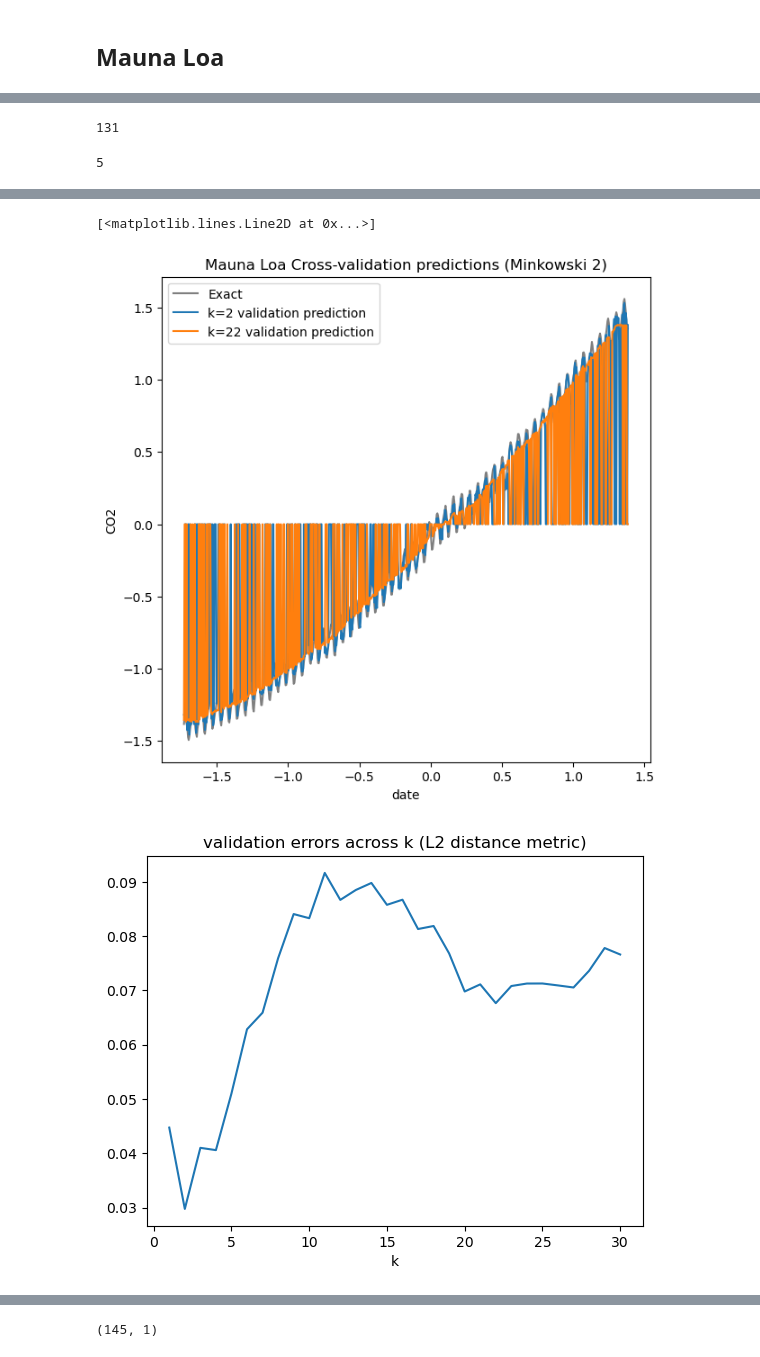
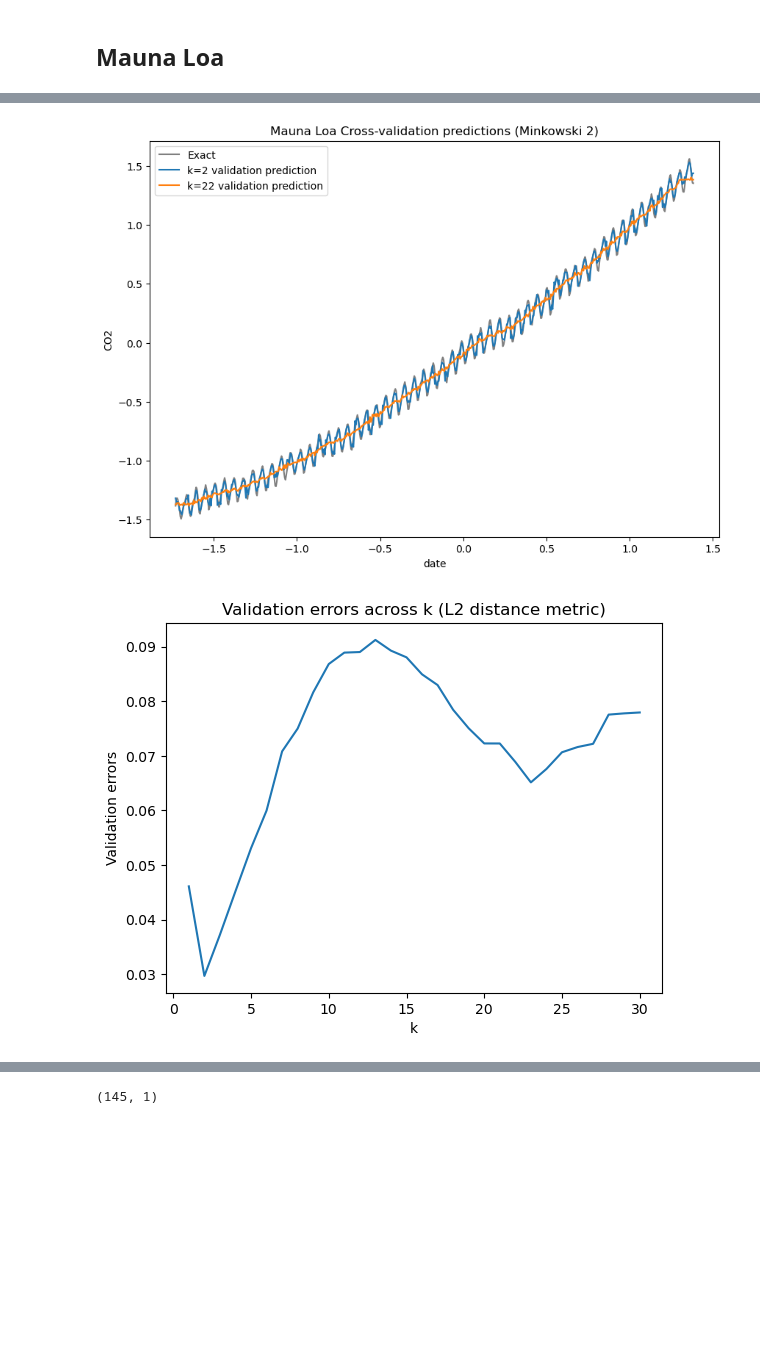
Before and after one commit to CathyF9600/Introduction-to-Learning-from-Data-A1, a Jupyter notebook: A1.ipynb, the cells around one changed output, grey strips where cells are left out. Saved outputs shown, nothing was run; the diff lists cells and outputs as text; code cells hidden in the pictures; blank space fills up the shorter version.

Commit message:
Q1 mauna loa done :)

```diff
--- a/A1.ipynb
+++ b/A1.ipynb
@@ -137,9 +118,0 @@ plt.plot(x_train.squeeze(), y_train.squeeze(), 'k', label='Exact', alpha=0.5)
-# %%
-# Shuffle
-# idx = np.ones(x.shape[0])
-idx = np.arange(x.shape[0], dtype=int)
-idx = np.random.permutation(idx)
-idx = np.array_split(idx, 5)
-len(idx[4])
-# %% [output]
-131
@@ -151,20 +119,10 @@ y_train_folds = np.array_split(y, 5)
-# %%
-a = [1,2,3]
-b = np.array([[4],[5],[6],[7]])
-bb = np.zeros((y.shape[0], 1))
-
-for i in range(bb.shape[0]):
-    bb[i,0]=np.mean(y_train[b, 0])
-
-b[1,0]
-# %% [output]
-5
 # %%
-k_vals, best2, fold_2 = knn_cross_validation(x, y, x_test, "mauna_loa", v = 5, metrics = "minkowski_2")
+k_vals, best2, fold_2 = knn_cross_validation(x, y, "mauna_loa", v = 5, metrics = "minkowski_2")
 
 plt.figure()
-plt.title('validation errors across k (L2 distance metric)')
+plt.title('Validation errors across k (L2 distance metric)')
 plt.xlabel('k')
+plt.ylabel('Validation errors')
 plt.plot(k_vals, best2)
 
 # print(k_vals,best2,fold_2)
@@ -189,6 +131,5 @@ len: 524 132
-[<matplotlib.lines.Line2D at 0x...>]
-[figure, old version]
+[figure, new version]
-[figure, old version]
+[figure, new version]
 # %%
 # rmse = [[1,2,3],[4,5,6]]
 # rmse_max = [max(r) for r in rmse]
```
Also changed, not shown: parts of 10 cells of this notebook.
